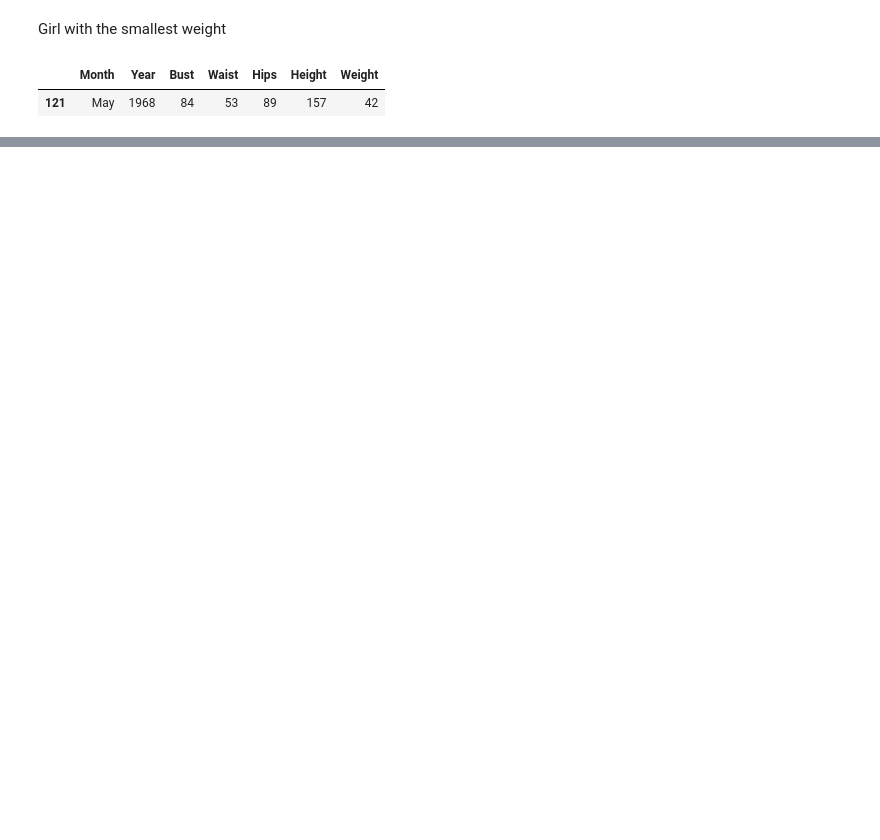
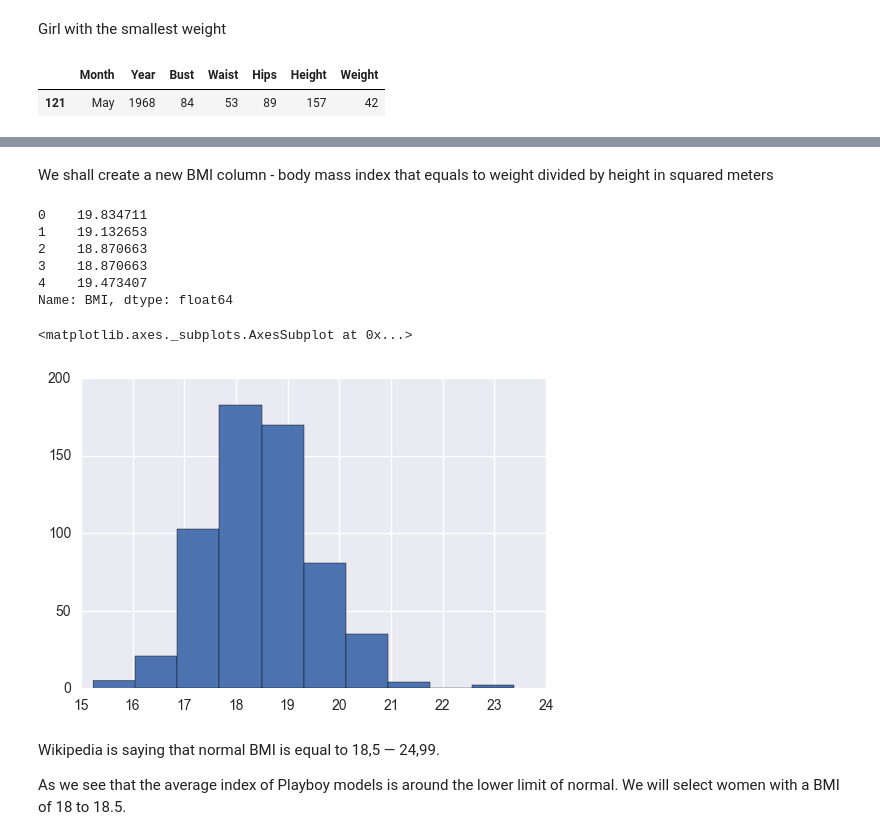
Before and after one commit to duboviy/data_science, a Jupyter notebook: playboy_girls_analysis/main.ipynb, the cells around one changed output, grey strips where cells are left out. Drawn from its saved outputs; the diff is of its cells as text; code cells hidden in the pictures; blank space fills up the shorter version.

```diff
--- a/playboy_girls_analysis/main.ipynb
+++ b/playboy_girls_analysis/main.ipynb
@@ -191,0 +220,23 @@ girls[girls['Weight'] == min(girls['Weight'])]
+# %% [markdown]
+We shall create a new BMI column - body mass index that equals to weight divided by height in squared meters
+# %%
+girls['BMI'] = 100 ** 2 * girls['Weight'] / (girls['Height'] ** 2)
+# %%
+girls['BMI'].head()
+# %% [output]
+0    19.834711
+1    19.132653
+2    18.870663
+3    18.870663
+4    19.473407
+Name: BMI, dtype: float64
+# %%
+girls['BMI'].hist()
+# %% [output]
+<matplotlib.axes._subplots.AxesSubplot at 0x...>
+[figure, added]
+# %% [markdown]
+Wikipedia is saying that normal BMI is equal to 18,5 — 24,99.
+
+As we see that the average index of Playboy models is around the lower limit of normal.
+We will select women with a BMI of 18 to 18.5.
```
Also changed, not shown: parts of 32 cells of this notebook.
